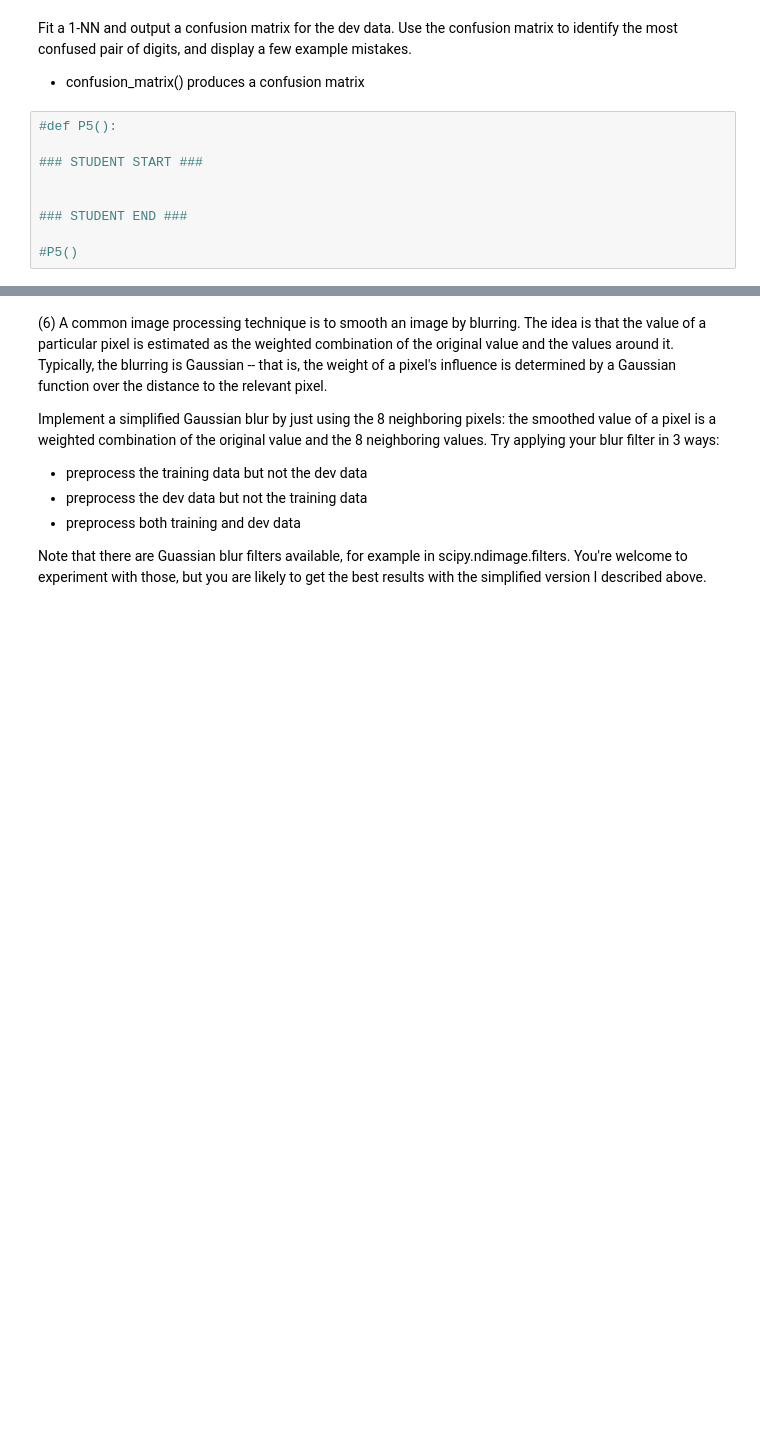
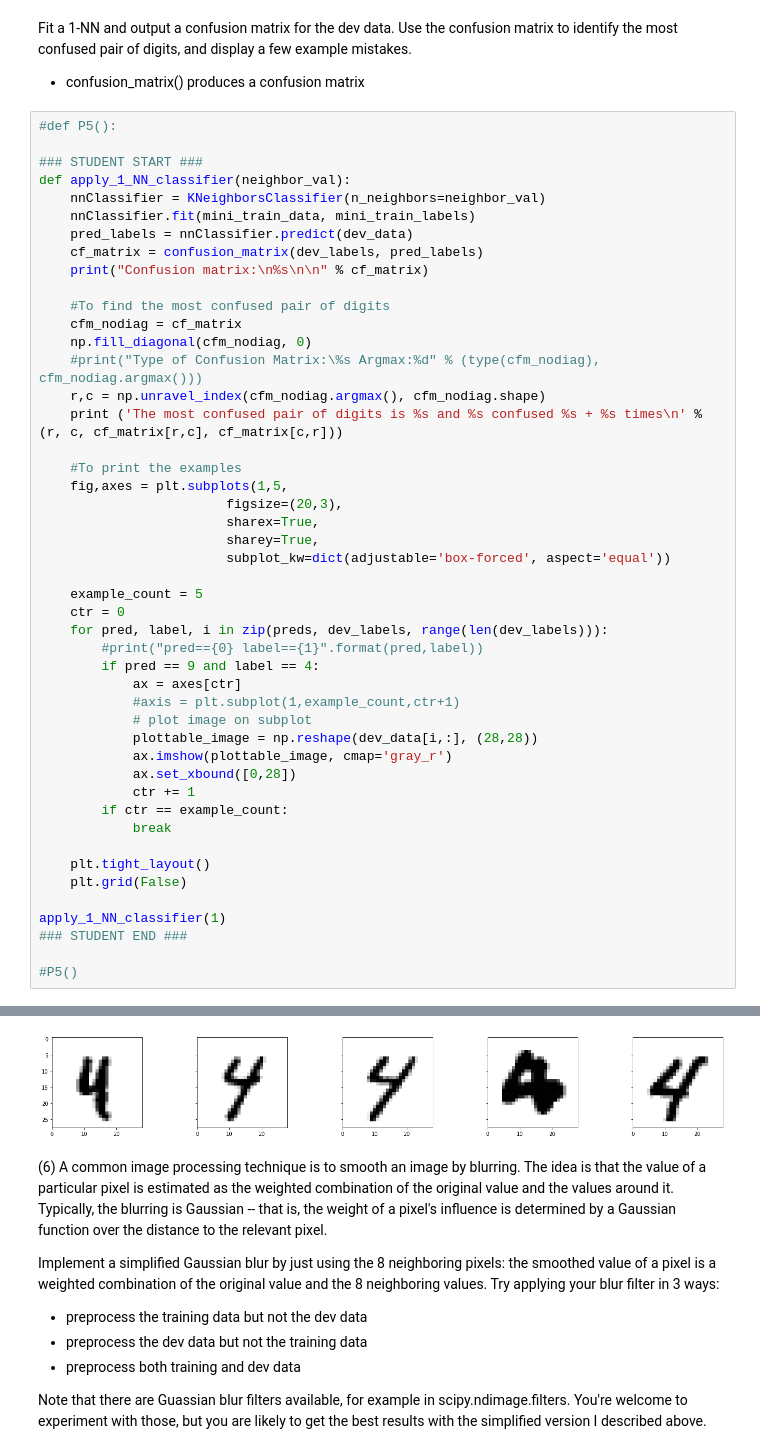
Before and after one commit to sthiruvallur/W207-Applied-Machine-Learning, a Jupyter notebook: Projects/Satya_Thiruvallur_p1.ipynb, the cells around one changed output, grey strips where cells are left out. Cells and saved outputs as stored; diff of their text form; blank space fills up the shorter version.

```diff
--- a/Projects/Satya_Thiruvallur_p1.ipynb
+++ b/Projects/Satya_Thiruvallur_p1.ipynb
@@ -284,12 +287,51 @@ ANSWER: Linear regression predicts an accuracy of 1.246 > 1.0, which is not real
 Fit a 1-NN and output a confusion matrix for the dev data. Use the confusion matrix to identify the most confused pair of digits, and display a few example mistakes.
 
 - confusion_matrix() produces a confusion matrix
-# %%
-#def P5():
-
-### STUDENT START ###
-
-
-### STUDENT END ###
-
-#P5()
+# %%
+#def P5():
+
+### STUDENT START ###
+def apply_1_NN_classifier(neighbor_val):
+    nnClassifier = KNeighborsClassifier(n_neighbors=neighbor_val)
+    nnClassifier.fit(mini_train_data, mini_train_labels)
+    pred_labels = nnClassifier.predict(dev_data)
+    cf_matrix = confusion_matrix(dev_labels, pred_labels)
+    print("Confusion matrix:\n%s\n\n" % cf_matrix)
+
+    #To find the most confused pair of digits
+    cfm_nodiag = cf_matrix
+    np.fill_diagonal(cfm_nodiag, 0)
+    #print("Type of Confusion Matrix:\%s Argmax:%d" % (type(cfm_nodiag), cfm_nodiag.argmax()))
+    r,c = np.unravel_index(cfm_nodiag.argmax(), cfm_nodiag.shape)
+    print ('The most confused pair of digits is %s and %s confused %s + %s times\n' % (r, c, cf_matrix[r,c], cf_matrix[c,r]))
+
+    #To print the examples
+    fig,axes = plt.subplots(1,5,
+                        figsize=(20,3),
+                        sharex=True,
+                        sharey=True,
+                        subplot_kw=dict(adjustable='box-forced', aspect='equal'))
+
+    example_count = 5
+    ctr = 0
+    for pred, label, i in zip(preds, dev_labels, range(len(dev_labels))):
+        #print("pred=={0} label=={1}".format(pred,label))
+        if pred == 9 and label == 4:
+            ax = axes[ctr]
+            #axis = plt.subplot(1,example_count,ctr+1)
+            # plot image on subplot
+            plottable_image = np.reshape(dev_data[i,:], (28,28))
+            ax.imshow(plottable_image, cmap='gray_r')
+            ax.set_xbound([0,28])
+            ctr += 1
+        if ctr == example_count:
+            break
+
+    plt.tight_layout()
+    plt.grid(False)
+
+apply_1_NN_classifier(1)
+### STUDENT END ###
+
+#P5()
+# %% [output]
@@ -296,3 +352,4 @@ Fit a 1-NN and output a confusion matrix for the dev data. Use the confusion mat
+[figure, added]
 # %% [markdown]
 (6) A common image processing technique is to smooth an image by blurring. The idea is that the value of a particular pixel is estimated as the weighted combination of the original value and the values around it. Typically, the blurring is Gaussian -- that is, the weight of a pixel's influence is determined by a Gaussian function over the distance to the relevant pixel.
 
```
Also changed, not shown: parts of 13 cells of this notebook.
